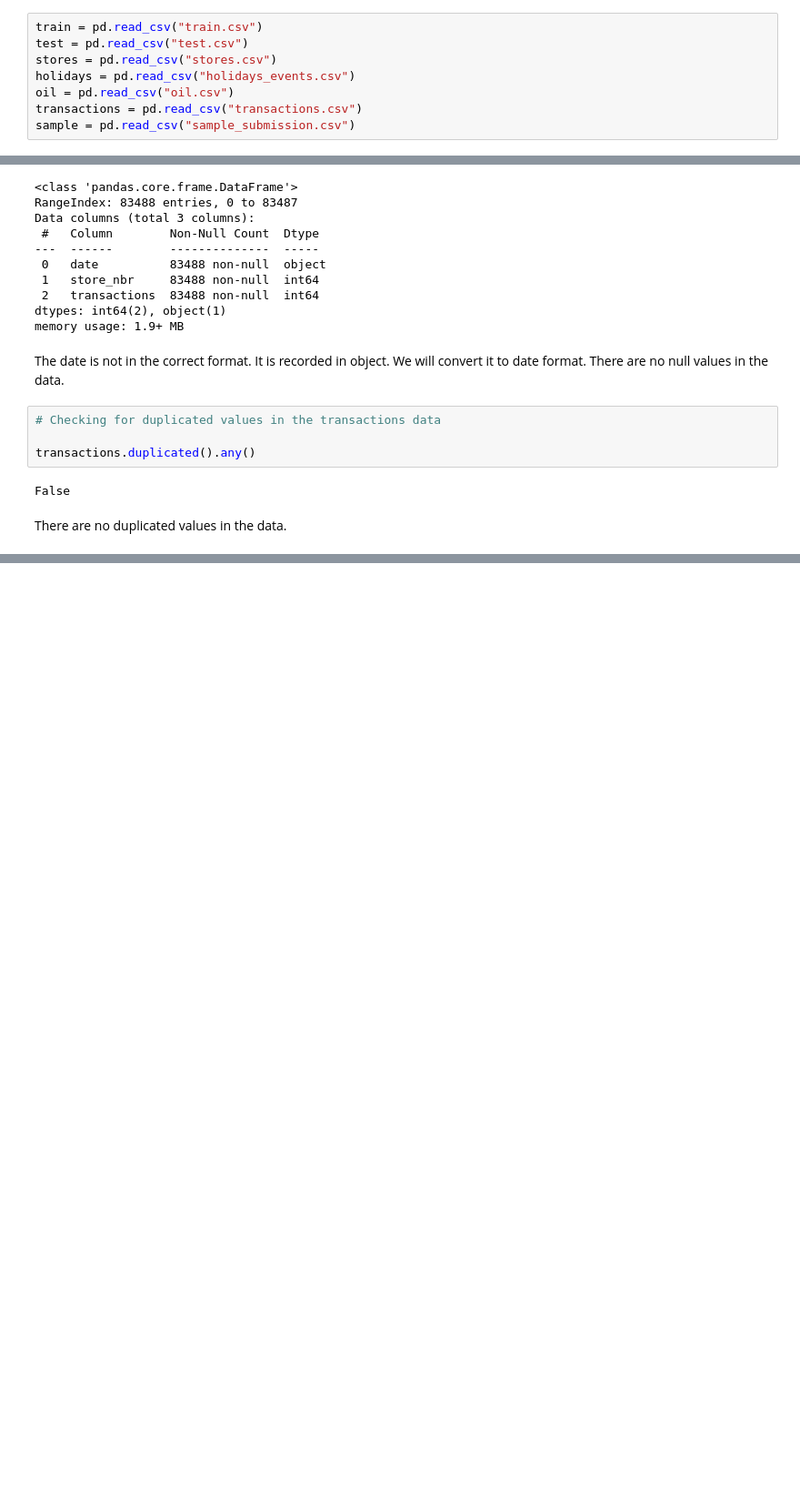
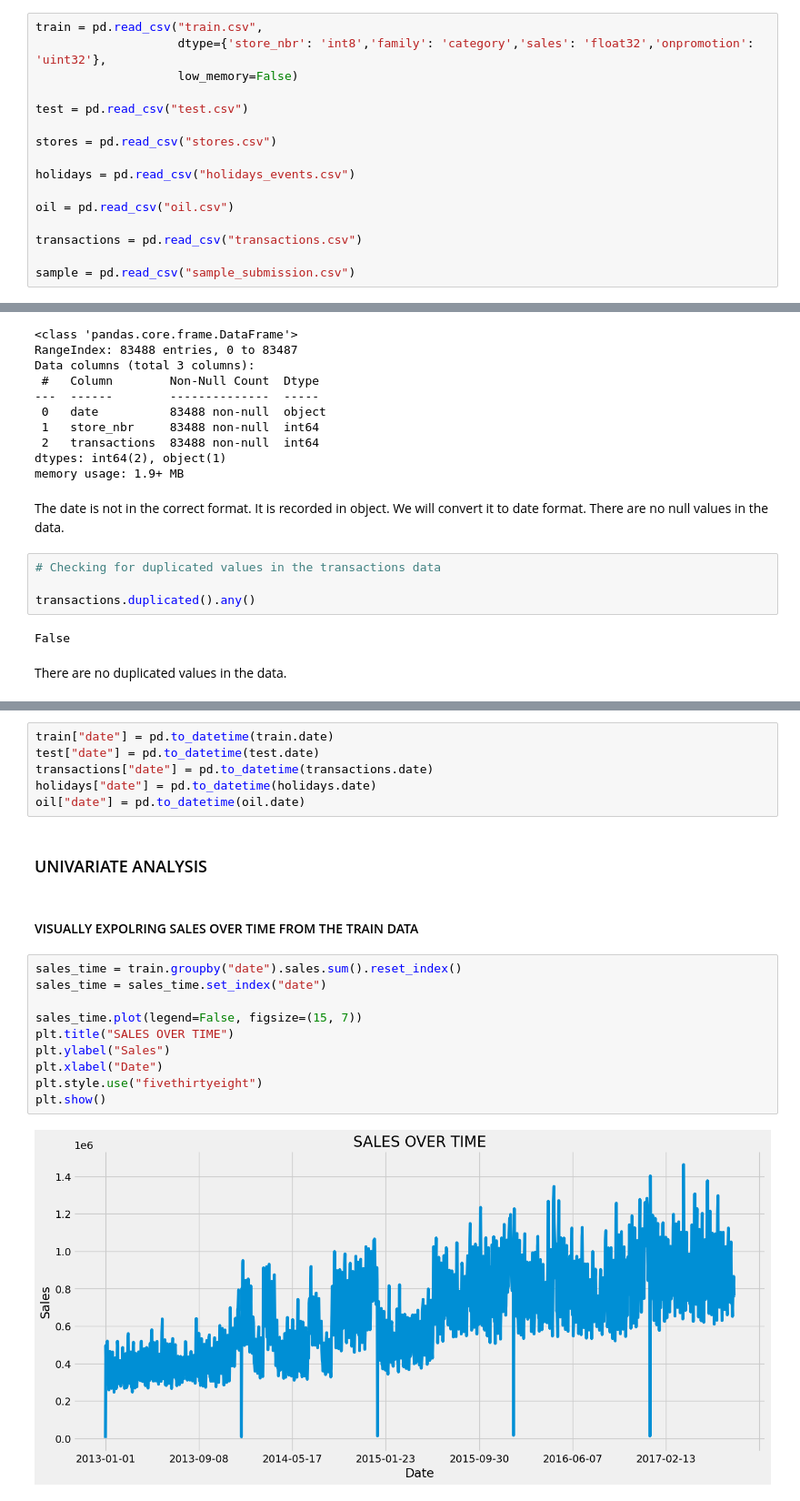
Before and after one commit to elvis-darko/Training-and-Apprenticeship-Portfolio-Projects, a Jupyter notebook: STORE-SALES-TIME-SERIES-FORECASTING/STORE-SALES-TIME-SERIES-FORECASTING-REGRESSION PROJECT.ipynb, the cells around one changed output, grey strips where cells are left out. Shown at 91% size. Saved outputs shown, nothing was run; the diff lists cells and outputs as text; blank space fills up the shorter version.

```diff
--- a/STORE-SALES-TIME-SERIES-FORECASTING/STORE-SALES-TIME-SERIES-FORECASTING-REGRESSION PROJECT.ipynb
+++ b/STORE-SALES-TIME-SERIES-FORECASTING/STORE-SALES-TIME-SERIES-FORECASTING-REGRESSION PROJECT.ipynb
@@ -57,12 +55,20 @@ warnings.filterwarnings("ignore")
 # %% [markdown]
 ### IMPORT PROJECT DATASETS
 # %%
-train = pd.read_csv("train.csv")
+train = pd.read_csv("train.csv",
+                    dtype={'store_nbr': 'int8','family': 'category','sales': 'float32','onpromotion': 'uint32'},
+                    low_memory=False)
+
 test = pd.read_csv("test.csv")
+
 stores = pd.read_csv("stores.csv")
+
 holidays = pd.read_csv("holidays_events.csv")
+
 oil = pd.read_csv("oil.csv")
+
 transactions = pd.read_csv("transactions.csv")
+
 sample = pd.read_csv("sample_submission.csv")
 # %% [markdown]
 ## EXPLORATORY DATA ANALYSIS
@@ -551,0 +466,22 @@ There are no duplicated values in the data.
+# %%
+train["date"] = pd.to_datetime(train.date)
+test["date"] = pd.to_datetime(test.date)
+transactions["date"] = pd.to_datetime(transactions.date)
+holidays["date"] = pd.to_datetime(holidays.date)
+oil["date"] = pd.to_datetime(oil.date)
+# %% [markdown]
+### UNIVARIATE ANALYSIS
+# %% [markdown]
+#### VISUALLY EXPOLRING SALES OVER TIME FROM THE TRAIN DATA
+# %%
+sales_time = train.groupby("date").sales.sum().reset_index()
+sales_time = sales_time.set_index("date")
+
+sales_time.plot(legend=False, figsize=(15, 7))
+plt.title("SALES OVER TIME")
+plt.ylabel("Sales")
+plt.xlabel("Date")
+plt.style.use("fivethirtyeight")
+plt.show()
+# %% [output]
+[figure, added]
```
Also changed, not shown: parts of 63 cells of this notebook.
